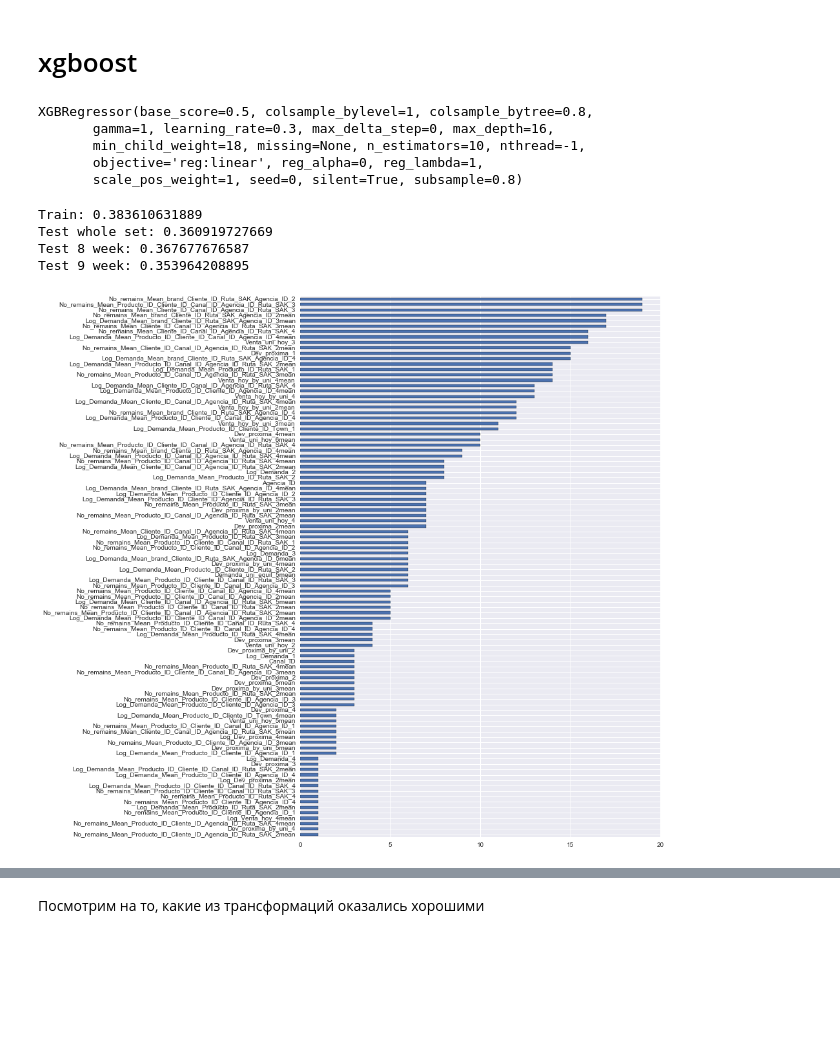
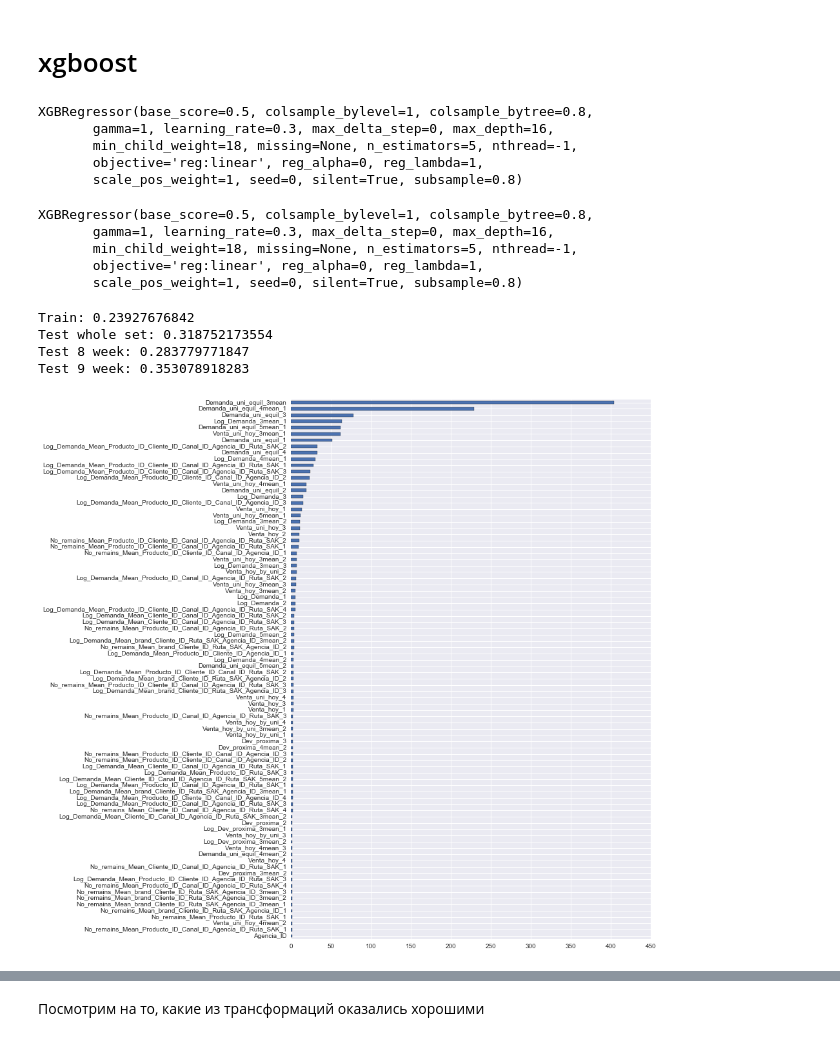
Before and after one commit to ValIlya/KB, a Jupyter notebook: releases/release_v03/feature_test.ipynb, the cells around one changed output, grey strips where cells are left out. Saved outputs shown, nothing was run; the diff lists cells and outputs as text; code cells hidden in the pictures; blank space fills up the shorter version.

Commit message:
prediction quality exploration

```diff
--- a/releases/release_v03/feature_test.ipynb
+++ b/releases/release_v03/feature_test.ipynb
@@ -61,9 +59,8 @@ cur_week_features = [u'Town', u'State', u'Venta_uni_hoy', u'Venta_hoy', u'Dev_un
        u'Dev_proxima', u'Demanda_uni_equil', u'Dev_proxima_by_uni', u'No_remains',
         u'Venta_hoy_by_uni', u'Ordered', 'Log_Dev_proxima', 'Log_Dev_uni_proxima', 'Log_Venta_hoy']
 cur_week_features = [x for x in cur_week_features if x in data.columns]
+means_by_split = [x for x in data.columns if '_Mean_' in x and x[-2] != '_'] #its mean, its not a lag
 
-
-means_by_split = [x for x in data.columns if 'Mean' in x and not(x[-2] == '_' or x[-4:] == 'mean')] #its mean, its not a lag
 data_for_model = data.drop(cur_week_features + means_by_split, axis=1).set_index(u'Semana')
 print('Drop', str(cur_week_features+ means_by_split))
 
@@ -84,0 +82,5 @@ Drop [u'Town', u'State', u'Venta_uni_hoy', u'Venta_hoy', u'Dev_proxima', u'Deman
+# %%
+features_1_lag = [x for x in X_train.columns if x[-2:] == '_1']
+X_train2 = X_train.drop(features_1_lag, axis=1)
+X_test2 = X_test.drop(features_1_lag, axis=1)
+X_train2.shape, X_train.shape
@@ -95,11 +122,9 @@ param = {
  'gamma': 1,
  'max_depth': 16,
  'min_child_weight': 18,
- 'n_estimators': 10, # 100,
-#  'early_stopping_rounds': 10,
+ 'n_estimators': 5,
  'subsample': 0.8,
  'colsample_bytree': 0.8,
-#  'tree_method': 'approx',
  'nthread':-1
 }
 
@@ -110,20 +135,45 @@ xgb_model.fit(X_train, y_train)
 # %% [output]
 XGBRegressor(base_score=0.5, colsample_bylevel=1, colsample_bytree=0.8,
        gamma=1, learning_rate=0.3, max_delta_step=0, max_depth=16,
-       min_child_weight=18, missing=None, n_estimators=10, nthread=-1,
+       min_child_weight=18, missing=None, n_estimators=5, nthread=-1,
        objective='reg:linear', reg_alpha=0, reg_lambda=1,
        scale_pos_weight=1, seed=0, silent=True, subsample=0.8)
+# %%
+# param = clf.best_params_
+param = {
+ 'learning_rate': 0.3,
+ 'gamma': 1,
+ 'max_depth': 16,
+ 'min_child_weight': 18,
+ 'n_estimators': 5,
+ 'subsample': 0.8,
+ 'colsample_bytree': 0.8,
+ 'nthread':-1
+}
+
+xgb_model2 = xgb.XGBRegressor()
+xgb_model2.set_params(**param)
+
+xgb_model2.fit(X_train2, y_train)
+# %% [output]
+XGBRegressor(base_score=0.5, colsample_bylevel=1, colsample_bytree=0.8,
+       gamma=1, learning_rate=0.3, max_delta_step=0, max_depth=16,
+       min_child_weight=18, missing=None, n_estimators=5, nthread=-1,
+       objective='reg:linear', reg_alpha=0, reg_lambda=1,
+       scale_pos_weight=1, seed=0, silent=True, subsample=0.8)
 # %%
 feat_imp = pd.Series(xgb_model.booster().get_fscore()).sort_values()
 feat_imp.head(100).plot.barh(figsize=(10,15))
 
 print('Train:', np.sqrt(mean_squared_error(y_train, xgb_model.predict(X_train))))
-print('Test whole set:', np.sqrt(mean_squared_error(y_test, xgb_model.predict(X_test))))
-print('Test 8 week:', np.sqrt(mean_squared_error(y_test.loc[8], xgb_model.predict(X_test.loc[8]))))
-print('Test 9 week:', np.sqrt(mean_squared_error(y_test.loc[9], xgb_model.predict(X_test.loc[9]))))
+preds = pd.Series(xgb_model.predict(X_test.loc[8]), index=X_test.loc[8])
+preds2 = pd.Series(xgb_model2.predict(X_test2.loc[9]), index=X_test2.loc[9])
+print('Test whole set:', np.sqrt(mean_squared_error(y_test.loc[[8,9]], np.concatenate([preds, preds2]))))
+print('Test 8 week:', np.sqrt(mean_squared_error(y_test.loc[8], preds)))
+print('Test 9 week:', np.sqrt(mean_squared_error(y_test.loc[9], preds2)))
 # %% [output]
-Train: 0.383610631889
-Test whole set: 0.360919727669
-Test 8 week: 0.367677676587
-Test 9 week: 0.353964208895
+Train: 0.23927676842
+Test whole set: 0.318752173554
+Test 8 week: 0.283779771847
+Test 9 week: 0.353078918283
-[figure, old version]
+[figure, new version]
```
Also changed, not shown: parts of 16 cells of this notebook, 3 other files.
